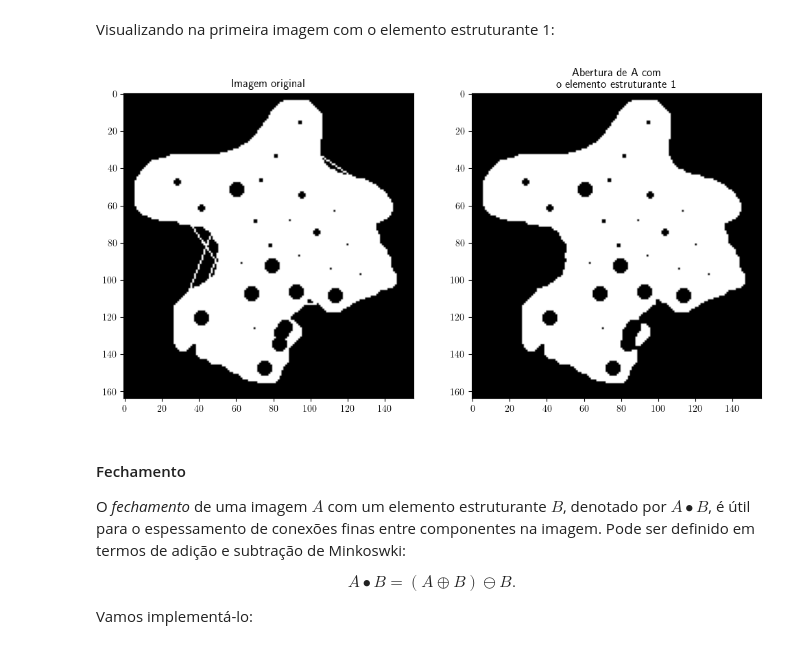
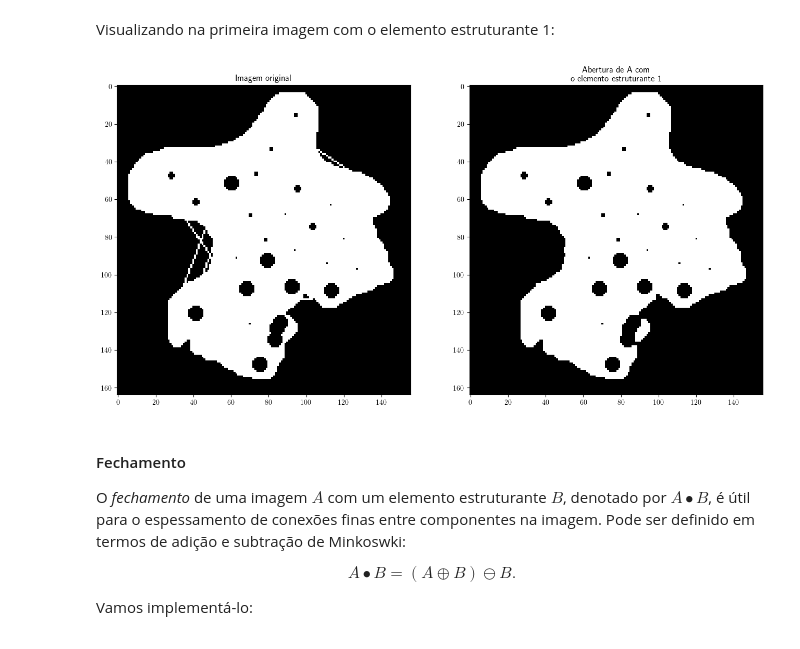
Before and after one commit to lamac-uece/tutoriais-lamac, a Jupyter notebook: processamento_de_imagens/morfologia_matematica.ipynb, the cells around one changed output. Saved outputs shown, nothing was run; the diff lists cells and outputs as text; code cells hidden in the pictures.

```diff
--- a/processamento_de_imagens/morfologia_matematica.ipynb
+++ b/processamento_de_imagens/morfologia_matematica.ipynb
@@ -188,15 +188,15 @@ $$A + p = \{a + p\ |\ a\in A\}.$$
 
 Para implementar essa operação, teremos que considerar também quando os pontos do objeto saem das dimensões da imagem. Portanto, vamos criar uma função de translação.
 # %%
-def transladar(img, x, y):
-    linhas, colunas = img.shape
+def transladar(A, x, y):
+    linhas, colunas = A.shape
 
     translated_rows = slice(max(0, y), min(linhas, linhas + y))
     translated_cols = slice(max(0, x), min(colunas, colunas + x))
 
-    imagem_transladada = np.zeros_like(img)
+    imagem_transladada = np.zeros_like(A)
     imagem_transladada[translated_rows, translated_cols] = \
-        img[max(0, -y):min(linhas, linhas - y),
+        A[max(0, -y):min(linhas, linhas - y),
             max(0, -x):min(colunas, colunas - x)]
 
     return imagem_transladada
@@ -262,13 +268,13 @@ A seguir, vamos ver e implementar algumas operações básicas da Álgebra de Mi
 
 Mas, antes de implementá-las vamos precisar de uma função auxiliar para nos retornar os índices dos elementos estruturantes:
 # %%
-def indices_es(es):
+def indices_es(B):
     indices = []
-    centro_x, centro_y = es.shape[0] // 2, es.shape[1] // 2
+    centro_x, centro_y = B.shape[0] // 2, B.shape[1] // 2
 
-    for i in range(es.shape[0]):
-        for j in range(es.shape[1]):
-            if es[i, j]:
+    for i in range(B.shape[0]):
+        for j in range(B.shape[1]):
+            if B[i, j]:
                 x, y = i - centro_x, j - centro_y
                 indices.append((x, y))
 
@@ -278,6 +284,7 @@ print(f'Índices do elemento estruturante 1: {indices_es(es1)}')
 print(f'Índices do elemento estruturante 2: {indices_es(es2)}')
 print(f'Índices do elemento estruturante 3: {indices_es(es3)}')
 print(f'Índices do elemento estruturante 4: {indices_es(es4)}')
+print(f'Índices do elemento estruturante 5: {indices_es(es5)}')
 # %% [output]
 Índices do elemento estruturante 1: [(-1, -1), (-1, 0), (-1, 1), (0, -1), (0, 0), (0, 1), (1, -1), (1, 0), (1, 1)]
 Índices do elemento estruturante 2: [(-1, 0), (0, -1), (0, 0), (0, 1), (1, 0)]
@@ -292,11 +300,11 @@ $$ A \oplus B = \bigcup_{b \in B} (A + b). $$
 
 Vamos implementá-la:
 # %%
-def adicao_de_minkowski(img, es):
-    res = np.zeros(img.shape, dtype=bool)
+def adicao_de_minkowski(A, B):
+    res = np.zeros(A.shape, dtype=bool)
 
-    for point in indices_es(es):
-        res = res | transladar(img, *point)
+    for point in indices_es(B):
+        res = res | transladar(A, *point)
 
     return res
 # %% [markdown]
@@ -321,12 +329,12 @@ $$ A \ominus B = \bigcap_{b \in B} (A - b). $$
 
 Vamos implementá-la:
 # %%
-def subtracao_de_minkowski(img, es):
-    res = img.copy()
+def subtracao_de_minkowski(A, B):
+    negative_points = [tuple(-1 * v for v in p) for p in indices_es(B)]
+    res = transladar(A, *negative_points[0])
 
-    negative_points = [tuple(-1 * v for v in p) for p in indices_es(es)]
-    for point in negative_points:
-        res = res & transladar(img, *point)
+    for point in negative_points[1:]:
+        res = res & transladar(A, *point)
 
     return res
 # %% [markdown]
@@ -409,14 +417,14 @@ Visualizando na primeira imagem com o elemento estruturante 1:
 # %%
 res = abertura(img_bin, es1)
 
-_, ax = plt.subplots(1,2, figsize=(12,6))
+_, ax = plt.subplots(1,2, figsize=(16,8))
 ax[0].imshow(img_bin, cmap='gray')
 ax[0].set_title('Imagem original')
 ax[1].imshow(res, cmap='gray')
 ax[1].set_title('Abertura de A com\no elemento estruturante 1')
 plt.show()
 # %% [output]
-[figure, old version]
+[figure, new version]
 # %% [markdown]
 #### Fechamento
 
```
Also changed, not shown: parts of 21 cells of this notebook.
